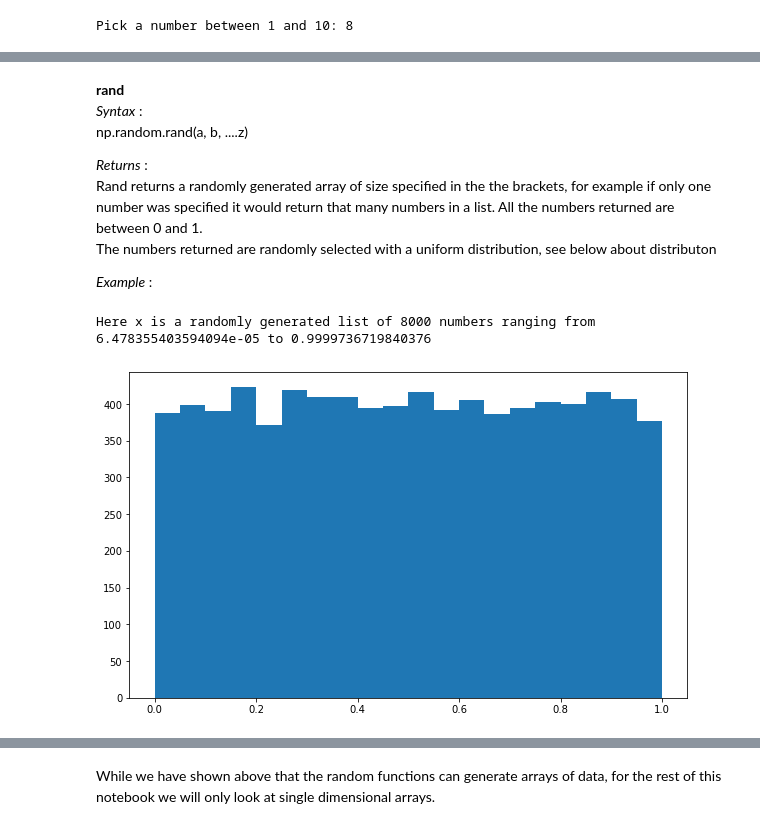
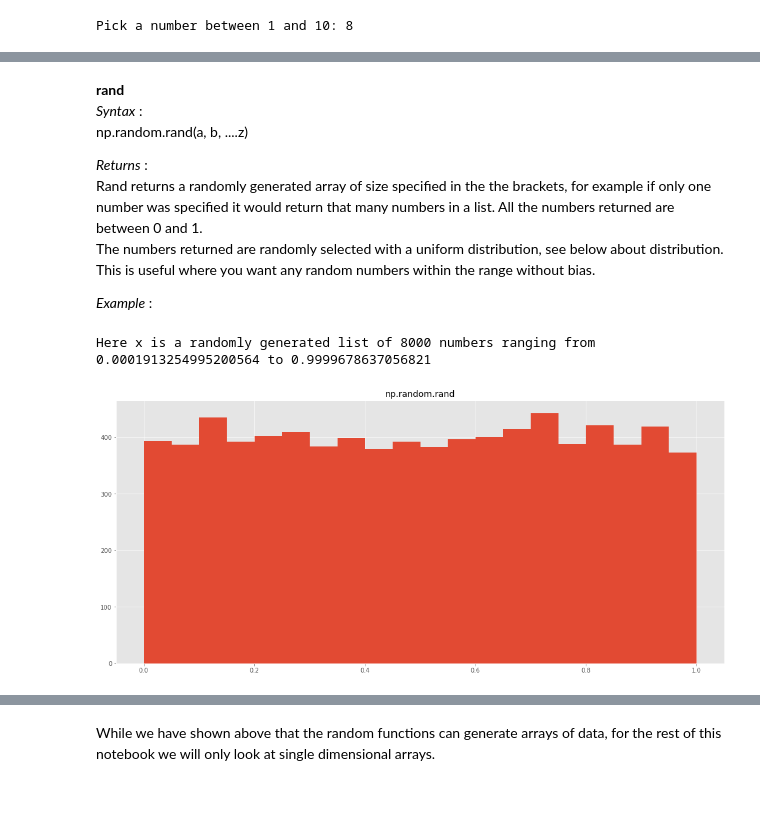
Before and after one commit to YBrady/03-PDA-Assignment-numpy.random, a Jupyter notebook: 03-PDA-numpy.random.ipynb, the cells around one changed output, grey strips where cells are left out. Saved outputs shown, nothing was run; the diff lists cells and outputs as text; code cells hidden in the pictures; blank space fills up the shorter version.

```diff
--- a/03-PDA-numpy.random.ipynb
+++ b/03-PDA-numpy.random.ipynb
@@ -39,4 +57,6 @@ NumPy is an external package that must be imported into python for use. Conventi
 %matplotlib inline
 import numpy as np # Importing the NumPy library
 import matplotlib.pyplot as plt # Importing matplotlib for plotting
-plt.rcParams['figure.figsize'] = [20, 10] # Setting the plot size
+from termcolor import colored # Just to display coloured text
+from tabulate import tabulate # To create Python tables
+plt.style.use('ggplot') # Setting a plot style
@@ -87,16 +184,17 @@ np.random.rand(a, b, ....z)
 
 _Returns_ :
 Rand returns a randomly generated array of size specified in the the brackets, for example if only one number was specified it would return that many numbers in a list. All the numbers returned are between 0 and 1.
-The numbers returned are randomly selected with a uniform distribution, see below about distributon
+The numbers returned are randomly selected with a uniform distribution, see below about distribution. This is useful where you want any random numbers within the range without bias.
 
 _Example_ :
 # %%
-# Here we are using np.random.rand based on your choice of number above
+# Here we are using np.random.rand based on your choice of number from game above
 x = np.random.rand(yourChoice*1000)
-plt.rcParams['figure.figsize'] = [10, 6] # Setting the plot size
+plt.rcParams['figure.figsize'] = [18, 8] # Setting the plot size
 plt.hist(x, 20)
+plt.title("np.random.rand")
 print("Here x is a randomly generated list of", yourChoice * 1000, "numbers ranging from", min(x), "to" , max(x))
 # %% [output]
-Here x is a randomly generated list of 8000 numbers ranging from 6.478355403594094e-05 to 0.9999736719840376
+Here x is a randomly generated list of 8000 numbers ranging from 0.0001913254995200564 to 0.9999678637056821
-[figure, old version]
+[figure, new version]
 # %%
```
Also changed, not shown: parts of 85 cells of this notebook, 7 other files.
